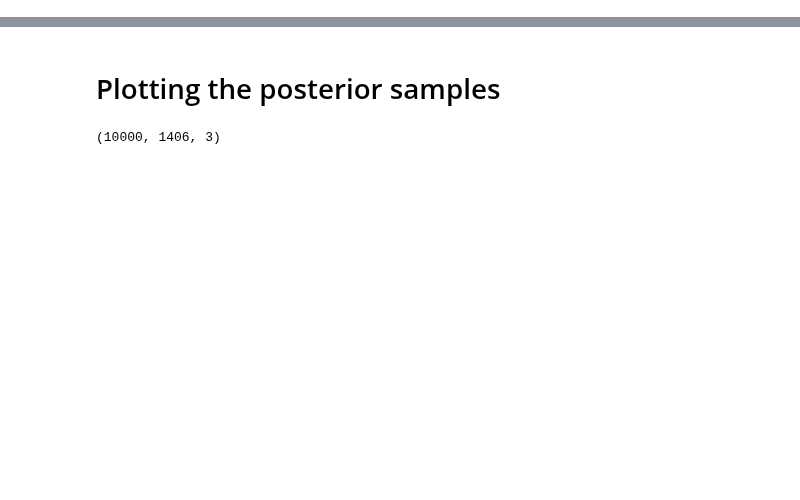
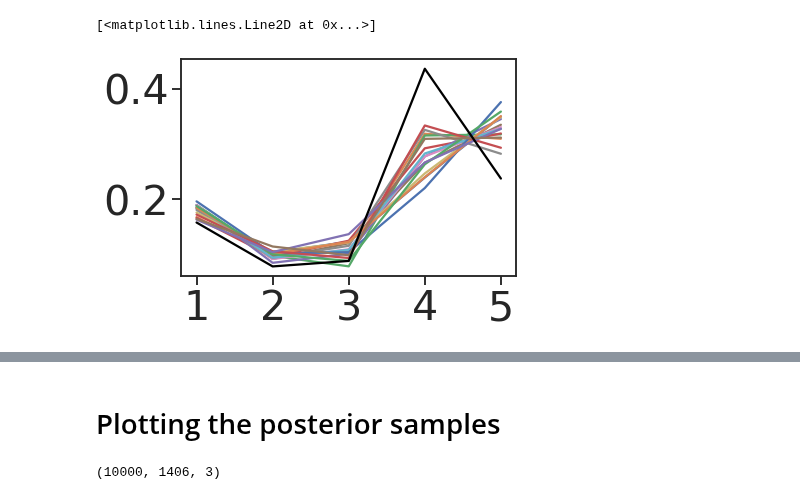
Before and after one commit to narendramukherjee/reputation-systems, a Jupyter notebook: snpe/notebooks/marketplace_simulator_analysis.ipynb, the cells around one changed output, grey strips where cells are left out. Cells and saved outputs as stored; diff of their text form; code cells hidden in the pictures; blank space fills up the shorter version.

```diff
--- a/snpe/notebooks/marketplace_simulator_analysis.ipynb
+++ b/snpe/notebooks/marketplace_simulator_analysis.ipynb
@@ -606,0 +798,4 @@ print(np.mean(np.array(index) >= 0))
+# %%
+sims = []
+for sim in simulator.simulations:
+    sims.append(sim[0][-1])
@@ -606,0 +804,3 @@ print(np.mean(np.array(index) >= 0))
+# %%
+sims = np.array(sims)
+sims /= np.sum(sims, axis=1)[:, None]
@@ -606,0 +829,8 @@ print(np.mean(np.array(index) >= 0))
+# %%
+plt.plot(sims.T)
+plt.plot(
+    embedding_df.iloc[1760, 3:] / np.sum(embedding_df.iloc[1760, 3:]), color="black"
+)
+# %% [output]
+[<matplotlib.lines.Line2D at 0x...>]
+[figure, added]
```
Also changed, not shown: parts of 48 cells of this notebook, 2 other files.
